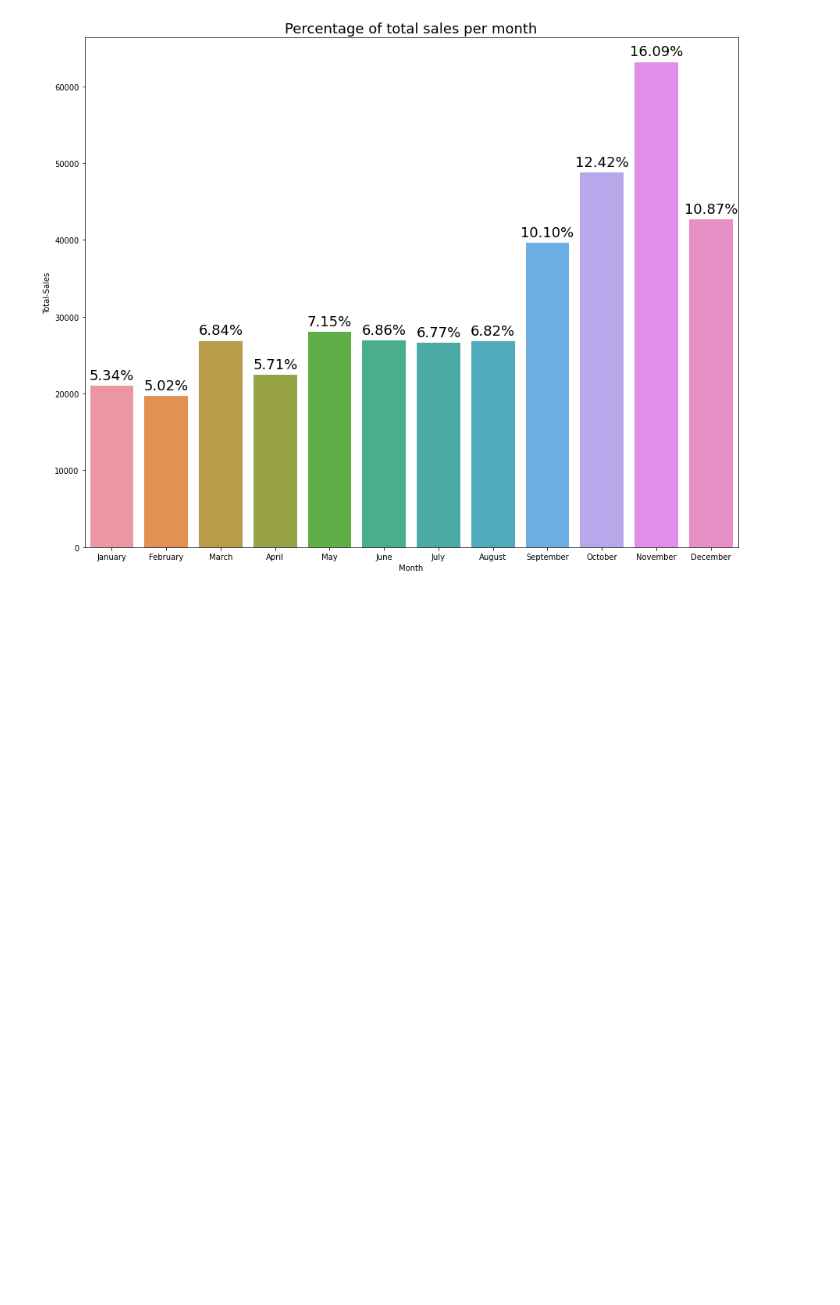
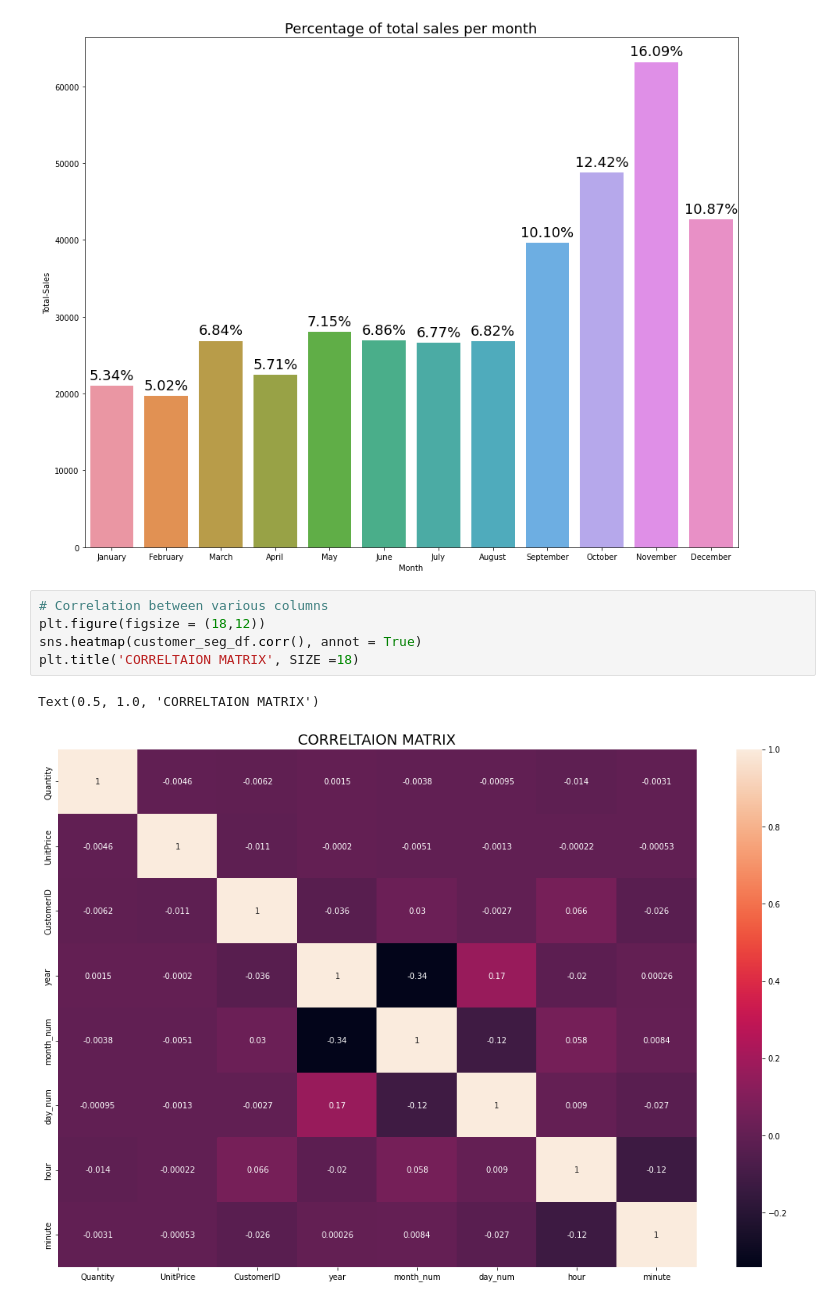
Before and after one commit to Shashankshekharpandey/Online-retail-customer-segmentation, a Jupyter notebook: Online_retail_customer_Segmentation.ipynb, the cells around one changed output. Saved outputs shown, nothing was run; the diff lists cells and outputs as text; blank space fills up the shorter version.

```diff
--- a/Online_retail_customer_Segmentation.ipynb
+++ b/Online_retail_customer_Segmentation.ipynb
@@ -462,3 +462,11 @@ for p in ax.patches:
     ax.text(p.get_x()+p.get_width()/2, height+800, '{:1.2f}''%'.format(height/customer_seg_df.shape[0]*100),ha = "center", SIZE = 18)
 # %% [output]
 [figure]
+# %%
+# Correlation between various columns
+plt.figure(figsize = (18,12))
+sns.heatmap(customer_seg_df.corr(), annot = True)
+plt.title('CORRELTAION MATRIX', SIZE =18)
+# %% [output]
+Text(0.5, 1.0, 'CORRELTAION MATRIX')
+[figure, added]
```
Also changed, not shown: parts of 8 cells of this notebook.
